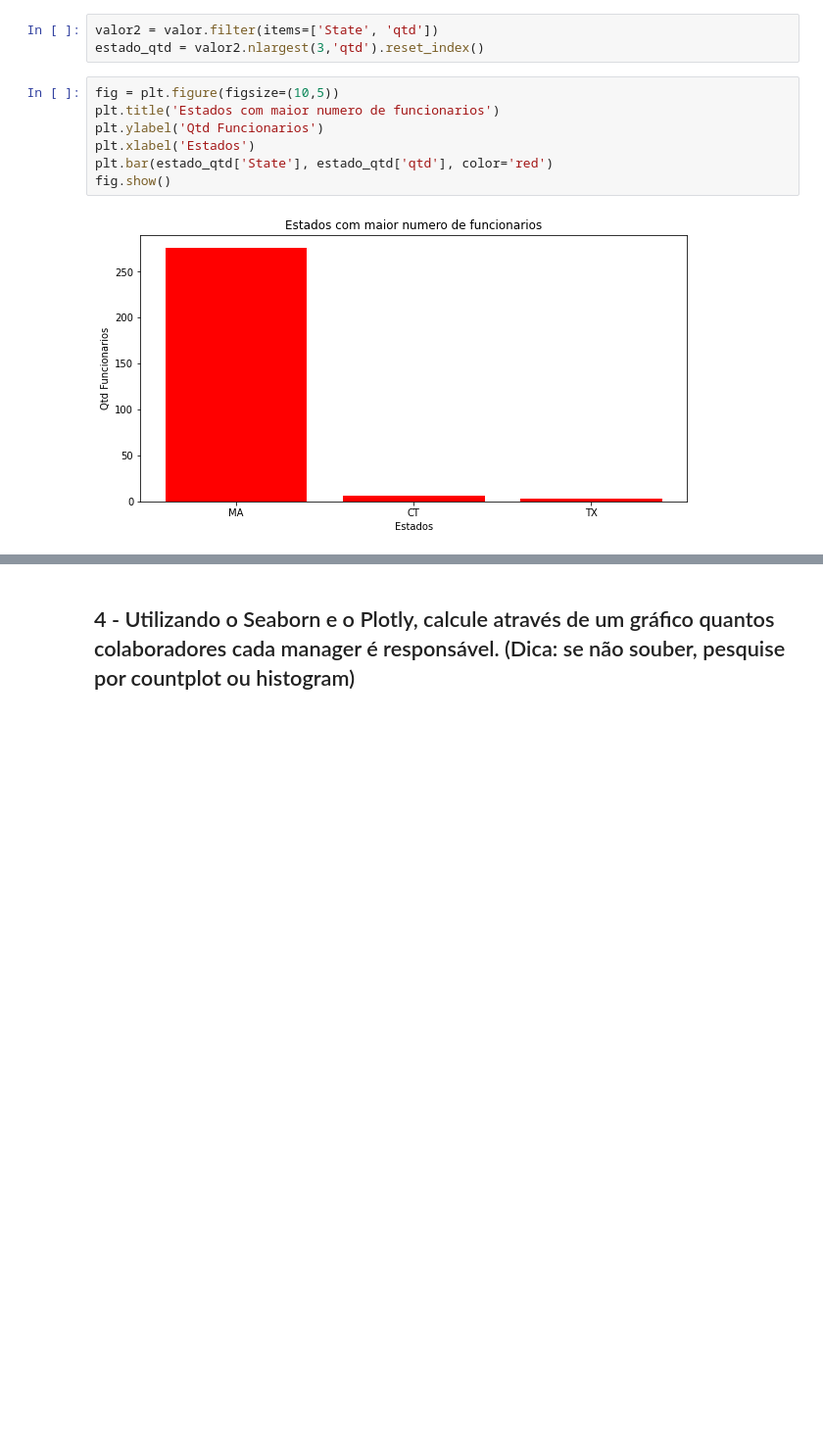
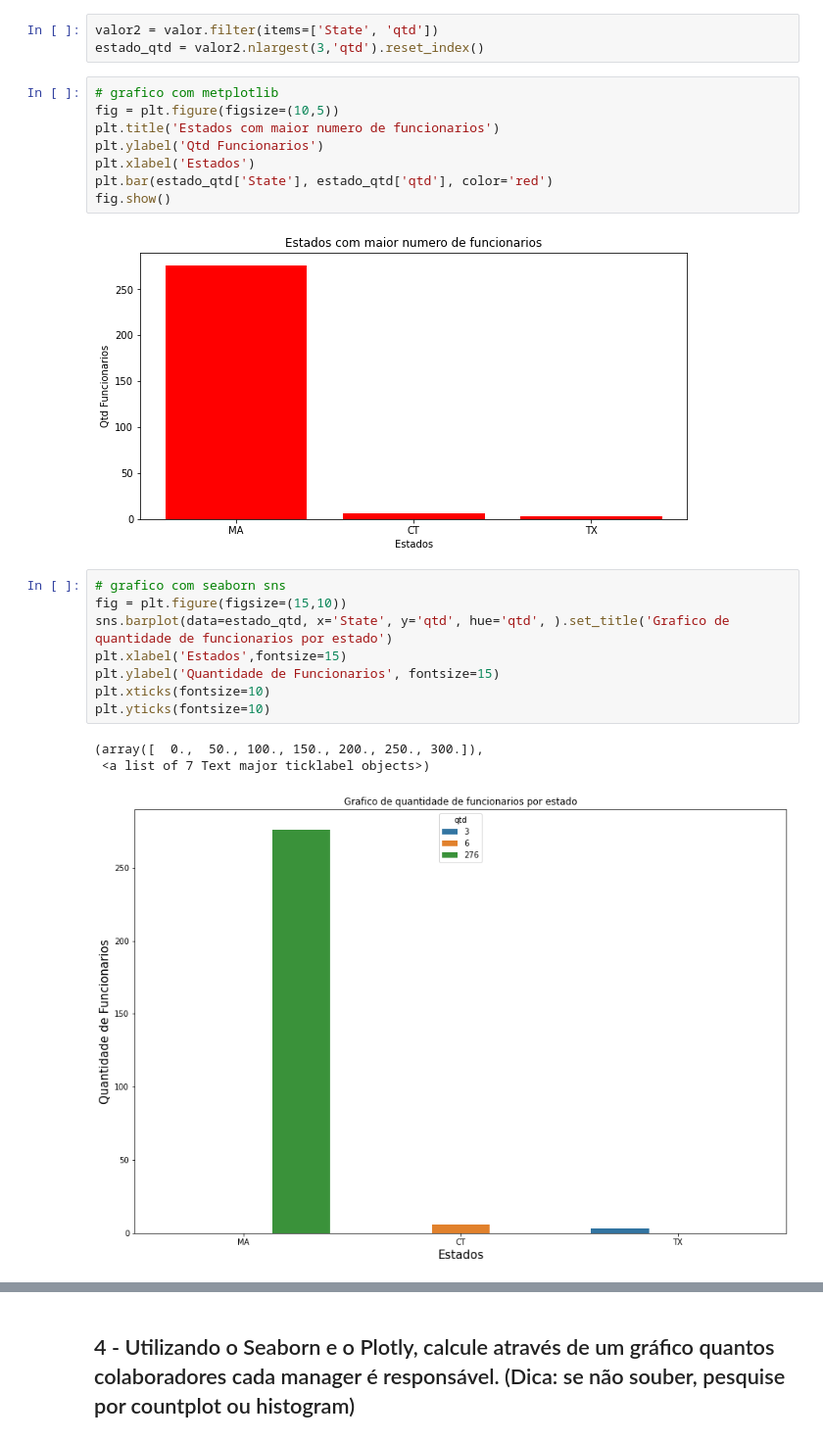
Before and after one commit to valdirdpg/curso-dnc, a Jupyter notebook: Bibliotecas_Python_V2_Numpy,_Pandas_e_Matplot_[Valdir].ipynb, the cells around one changed output, grey strips where cells are left out. Shown: that part at 98% size. Drawn from its saved outputs; the diff is of its cells as text; blank space fills up the shorter version.

```diff
--- a/Bibliotecas_Python_V2_Numpy,_Pandas_e_Matplot_[Valdir].ipynb
+++ b/Bibliotecas_Python_V2_Numpy,_Pandas_e_Matplot_[Valdir].ipynb
@@ -115,6 +116,7 @@ valor
 valor2 = valor.filter(items=['State', 'qtd'])
 estado_qtd = valor2.nlargest(3,'qtd').reset_index()
 # %%
+# grafico com metplotlib
 fig = plt.figure(figsize=(10,5))
 plt.title('Estados com maior numero de funcionarios')
 plt.ylabel('Qtd Funcionarios')
@@ -123,3 +125,15 @@ plt.bar(estado_qtd['State'], estado_qtd['qtd'], color='red')
 fig.show()
 # %% [output]
 [figure]
+# %%
+# grafico com seaborn sns
+fig = plt.figure(figsize=(15,10))
+sns.barplot(data=estado_qtd, x='State', y='qtd', hue='qtd', ).set_title('Grafico de quantidade de funcionarios por estado')
+plt.xlabel('Estados',fontsize=15)
+plt.ylabel('Quantidade de Funcionarios', fontsize=15)
+plt.xticks(fontsize=10)
+plt.yticks(fontsize=10)
+# %% [output]
+(array([  0.,  50., 100., 150., 200., 250., 300.]),
+ <a list of 7 Text major ticklabel objects>)
+[figure, added]
```
Also changed, not shown: parts of 7 cells of this notebook.
